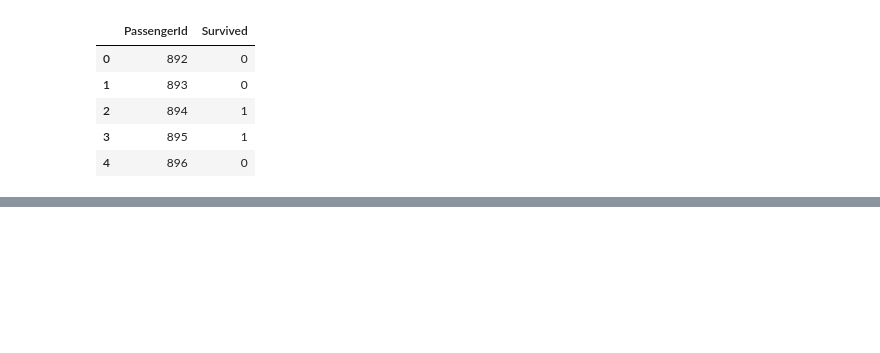
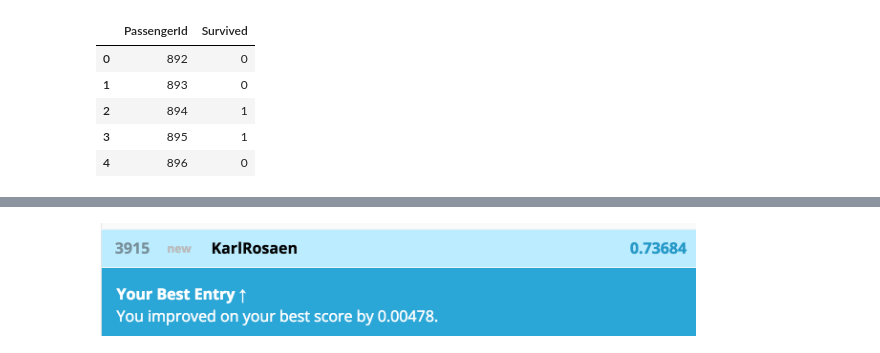
Before and after one commit to krosaen/ml-study, a Jupyter notebook: kaggle/titanic/titanic.ipynb, the cells around one changed output, grey strips where cells are left out. Drawn from its saved outputs; the diff is of its cells as text; code cells hidden in the pictures; blank space fills up the shorter version.

```diff
--- a/kaggle/titanic/titanic.ipynb
+++ b/kaggle/titanic/titanic.ipynb
@@ -266,0 +310,4 @@ submission_df.head()
+# %%
+Image(filename='kaggle-submission-logistic-regression.png', width=600)
+# %% [output]
+[figure, added]
```
Also changed, not shown: parts of 13 cells of this notebook, 3 other files.
